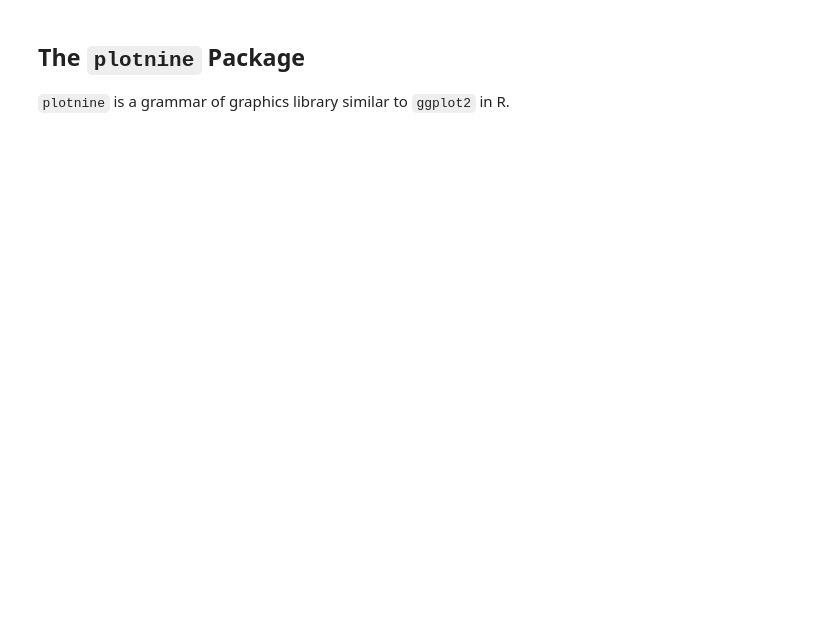
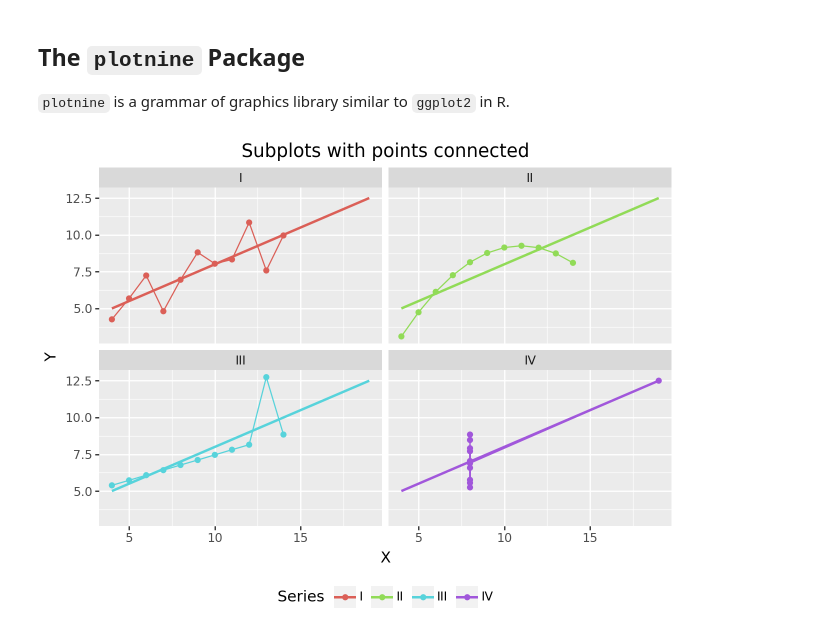
Before and after one commit to Maziger/master-reinforcement-learning, a Jupyter notebook: Notebooks/04_python.ipynb, the cells around one changed output. Drawn from its saved outputs; the diff is of its cells as text; code cells hidden in the pictures; blank space fills up the shorter version.

```diff
--- a/Notebooks/04_python.ipynb
+++ b/Notebooks/04_python.ipynb
@@ -405,33 +505,36 @@ pt = (
 )
 pt.show()
 # Your turn: Use geom_col instead of geom_point and let fill be based on Series
+# geom_col() creates bars instead of scattered points (geom_point)
 
 pt = (
-    ggplot(anscombes_quartet, aes("X", "Y", color="Series"))
+    ggplot(anscombes_quartet, aes("X", "Y", fill="Series"))
     + geom_point()
     + geom_smooth(method="lm", se=False, fullrange=True)
     + theme(legend_position='bottom')
     + labs(title = "Points and linear fit")
 )
 pt.show()
 
 pt = (
     ggplot(anscombes_quartet, aes("X", "Y", color="Series"))
     + geom_point()
     + geom_smooth(method="lm", se=False, fullrange=True)
     + facet_wrap("~Series")
     + theme(legend_position='bottom')
     + labs(title = "Subplots")
 )
 pt.show()
 
 pt = (
     ggplot(anscombes_quartet, aes("X", "Y", color="Series"))
     + geom_point()
     + geom_line()
     + geom_smooth(method="lm", se=False, fullrange=True)
     + facet_wrap("~Series")
     + theme(legend_position='bottom')
     + labs(title = "Subplots with points connected")
 )
 pt.show()
+# %% [output]
+[figure, added]
```
Also changed, not shown: parts of 4 cells of this notebook.
